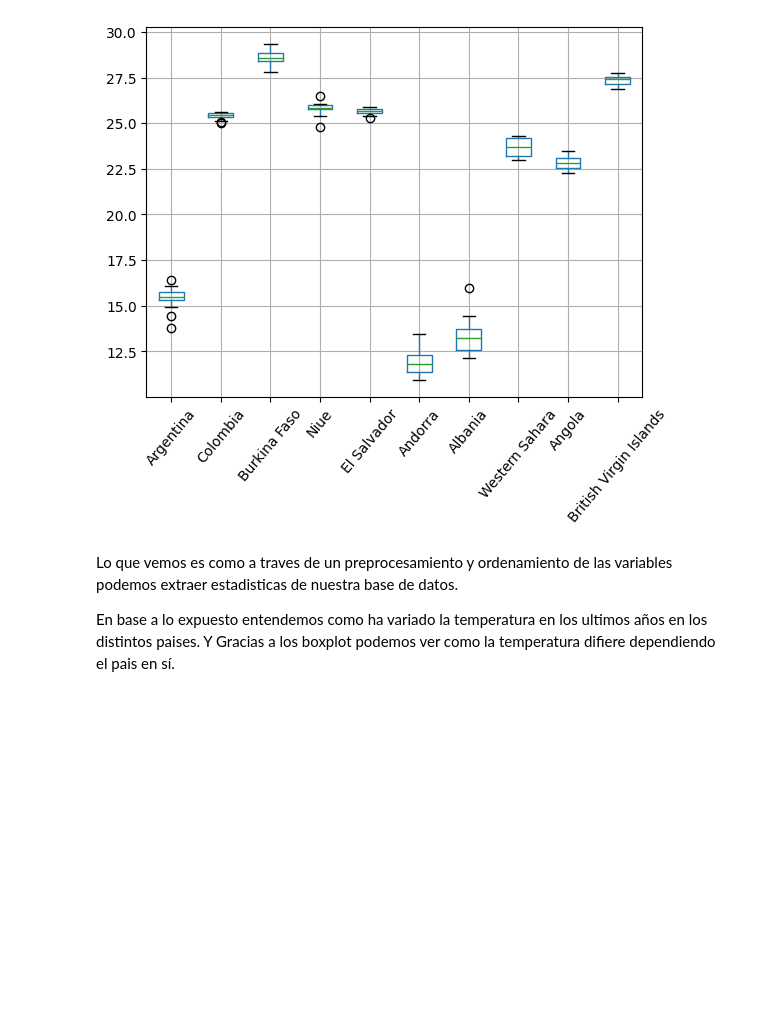
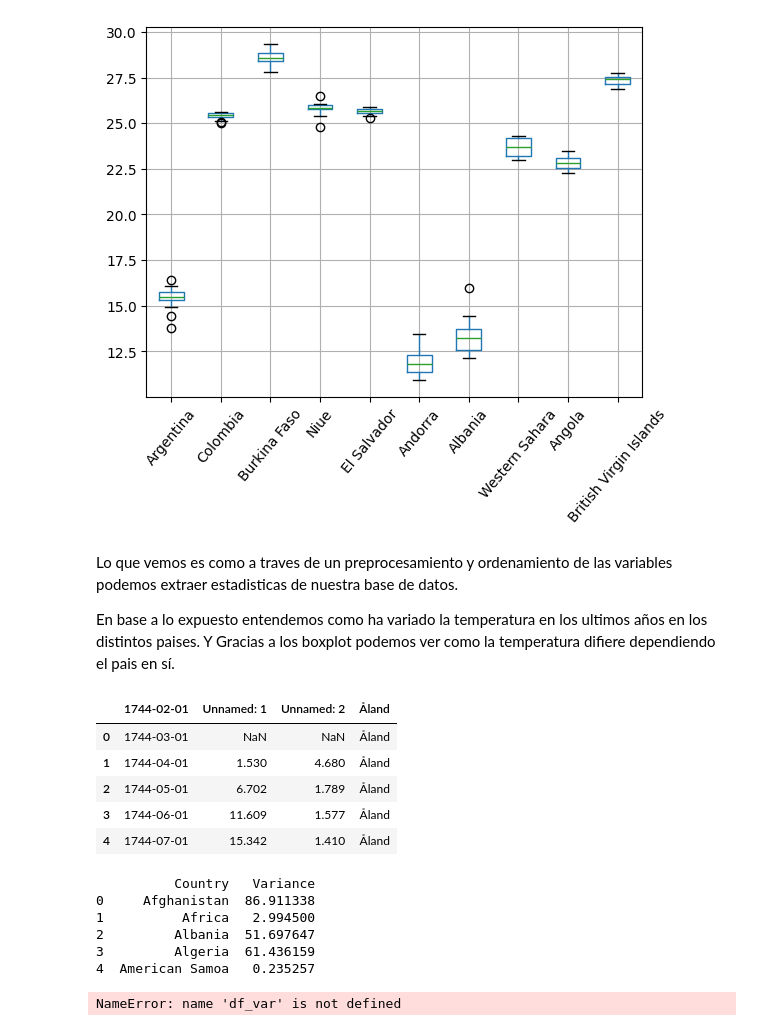
Before and after one commit to ramircar2020/BCtechCopilot, a Jupyter notebook: TP_Variación_Temp_PyE_2025_RAMIREZ_MIERS__carlos.ipynb, the cells around one changed output. Saved outputs shown, nothing was run; the diff lists cells and outputs as text; code cells hidden in the pictures; blank space fills up the shorter version.

```diff
--- a/TP_Variación_Temp_PyE_2025_RAMIREZ_MIERS__carlos.ipynb
+++ b/TP_Variación_Temp_PyE_2025_RAMIREZ_MIERS__carlos.ipynb
@@ -358,3 +351,56 @@ df_t_pivot.T.sample(10).T.boxplot(rot=50)
 Lo que vemos es como a traves de un preprocesamiento y ordenamiento de las variables podemos extraer estadisticas de nuestra base de datos.
 
 En base  a lo expuesto entendemos como ha variado la temperatura en los ultimos años en los distintos paises. Y Gracias a los boxplot podemos ver como la temperatura difiere dependiendo el pais en sí.
+# %%
+df_v = pd.read_csv('GlobalLandTemperaturesByCountry.csv', skiprows=4)
+# %%
+df_v.head()
+# %% [output]
+|  | 1744-02-01 | Unnamed: 1 | Unnamed: 2 | Åland |
+| 0 | 1744-03-01 | NaN | NaN | Åland |
+| 1 | 1744-04-01 | 1.530 | 4.680 | Åland |
+| 2 | 1744-05-01 | 6.702 | 1.789 | Åland |
+| 3 | 1744-06-01 | 11.609 | 1.577 | Åland |
+| 4 | 1744-07-01 | 15.342 | 1.410 | Åland |
+# %%
+years = [str(y) for y in range(2000, 2013)]
+# Eliminamos columnas que no son de años
+df_var = df_temp[['Country', 'year', 'AverageTemperature']].copy()
+
+# Para calcular la varianza por país y año, necesitamos agrupar por país y el año extraído de la columna "year".
+# Debemos asegurarnos de considerar solo hasta 2013.
+df_var = df_temp[df_temp['year'].dt.year <= 2013].copy()
+
+# Calcular la varianza de la temperatura media de cada país a lo largo de estos años
+df_var = df_var.groupby('Country')['AverageTemperature'].var().reset_index()
+
+# Rename the column to 'Variance' for clarity
+df_var.rename(columns={'AverageTemperature': 'Variance'}, inplace=True)
+
+# Display the resulting DataFrame with Variance per Country
+print(df_var.head())
+# %% [output]
+          Country   Variance
+0     Afghanistan  86.911338
+1          Africa   2.994500
+2         Albania  51.697647
+3         Algeria  61.436159
+4  American Samoa   0.235257
+# %%
+import matplotlib.pyplot as plt
+
+# Ordenar por varianza descendente y seleccionar los 10 primeros
+top_var = df_var.sort_values(by='Variance', ascending=False).head(10)
+
+# Crear el gráfico de barras
+plt.figure(figsize=(10, 6))
+plt.bar(top_var['Country'], top_var['Variance'], color='lightblue')
+plt.xticks(rotation=45, ha='right')
+plt.title('Top 10 países con mayor varianza en temperatura media (2000–2013)')
+plt.ylabel('Varianza de Temperatura (°C²)')
+plt.xlabel('País')
+plt.tight_layout()
+plt.grid(axis='y', linestyle='--', alpha=0.7)
+plt.show()
+# %% [output]
+NameError: name 'df_var' is not defined
```
Also changed, not shown: parts of 5 cells of this notebook.
